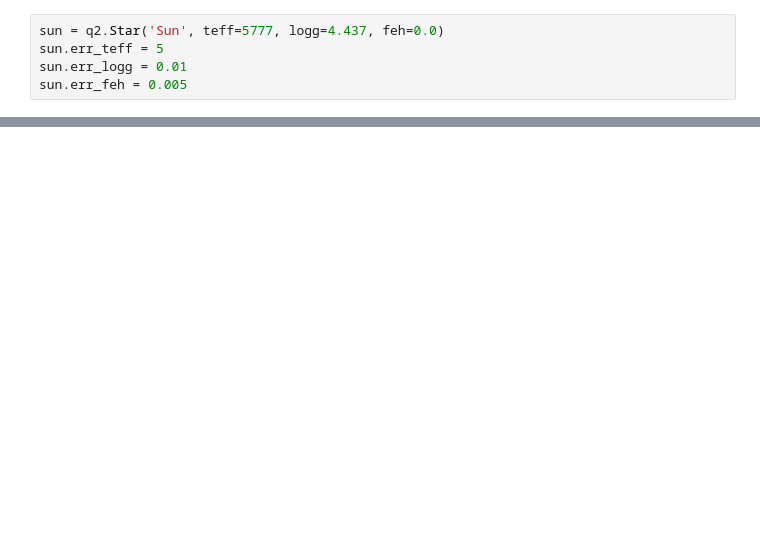
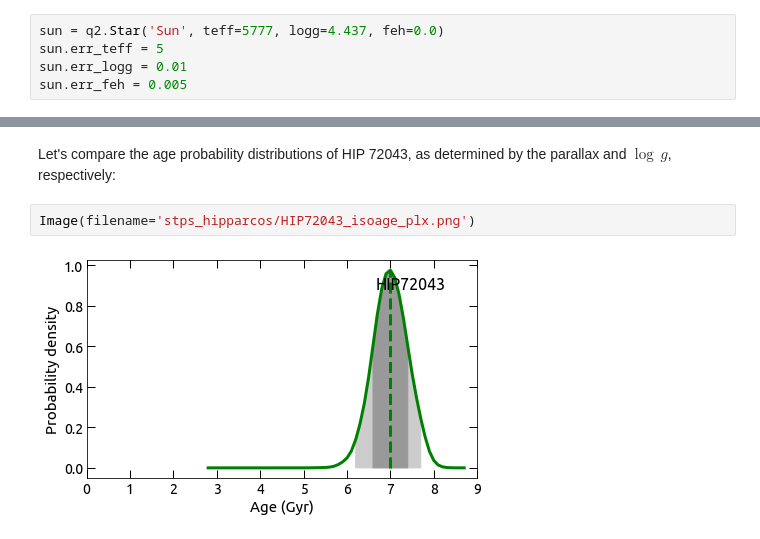
Before and after one commit to astroChasqui/q2_tutorial, a Jupyter notebook: 6. Stellar parameters from isochrones.ipynb, the cells around one changed output, grey strips where cells are left out. Drawn from its saved outputs; the diff is of its cells as text; blank space fills up the shorter version.

```diff
--- a/6. Stellar parameters from isochrones.ipynb
+++ b/6. Stellar parameters from isochrones.ipynb
@@ -118,0 +228,6 @@ COMPARISON TO [ISOCHRONES](http://isochrones.readthedocs.org/en/latest/)
+# %% [markdown]
+Let's compare the age probability distributions of HIP 72043, as determined by the parallax and $\log\,g$, respectively:
+# %%
+Image(filename='stps_hipparcos/HIP72043_isoage_plx.png')
+# %% [output]
+[figure, added]
```
Also changed, not shown: parts of 36 cells of this notebook.
